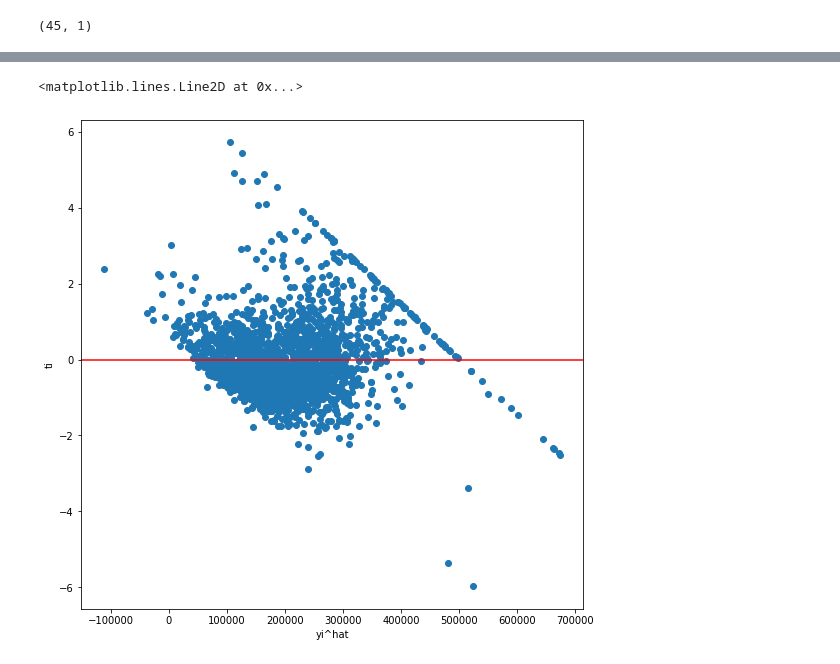
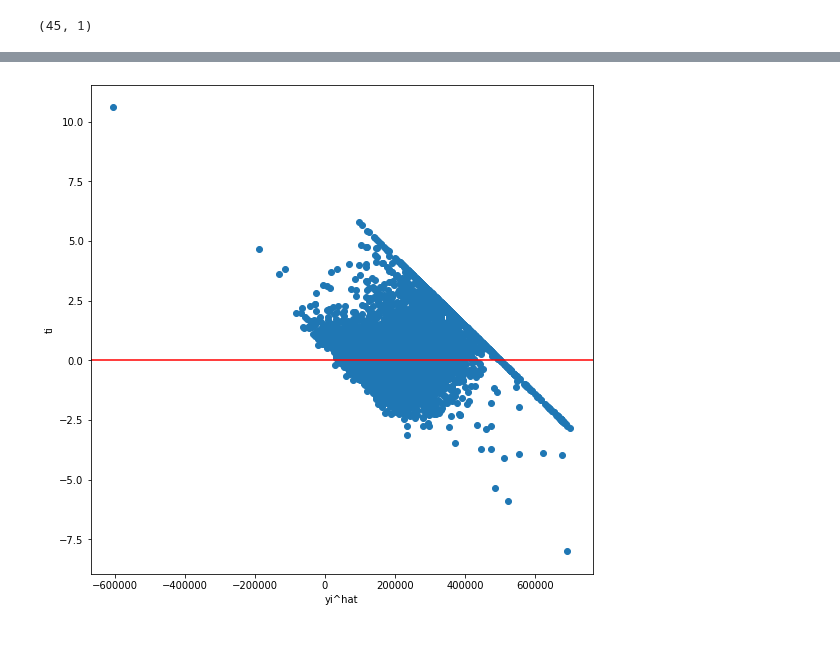
Before and after one commit to Jasminexxv/STA3010-project, a Jupyter notebook: CaliforniaHousing/STA3010_project.ipynb, the cells around one changed output, grey strips where cells are left out. Saved outputs shown, nothing was run; the diff lists cells and outputs as text; code cells hidden in the pictures.

```diff
--- a/CaliforniaHousing/STA3010_project.ipynb
+++ b/CaliforniaHousing/STA3010_project.ipynb
@@ -537,7 +711,9 @@ plt.axhline(y=0,c="red")
 # %%
-x = X_train[0:2000]
+x = X_train
+# %%
+y = np.exp(y_train)
 # %%
-x = np.hstack((np.ones(2000).reshape(2000,1),x))
+x = np.hstack((np.ones(n_train).reshape(n_train,1),x))
 # %%
 beta5 = np.linalg.inv(x.T.dot(x)).dot(x.T).dot(y)
 # %%
@@ -545,23 +721,23 @@ yhat = x.dot(beta5)
 # %%
 SSRes = np.sum((y-yhat)**2)
 # %%
-ei = (y - yhat).reshape(2000,1)
+ei = (y - yhat).reshape(n_train,1)
 H = x.dot(np.linalg.inv(x.T.dot(x))).dot(x.T)
 
 
-Hii = np.diagonal(H).reshape(2000,1)
-S2_i = ((SSRes - ei**2)/(1-Hii))/(2000-9-1)
+Hii = np.diagonal(H).reshape(n_train,1)
+S2_i = ((SSRes - ei**2)/(1-Hii))/(n_train-9-1)
 
 ti = ei/np.sqrt(S2_i*(1-Hii))
 # %%
 #plot R-student residuals
 
 plt.figure(figsize = (9,9))
 
-plt.scatter(yhat.reshape(2000,1),ti)
+plt.scatter(yhat.reshape(n_train,1),ti)
 plt.xlabel("yi^hat")
 plt.ylabel('ti')
 plt.axhline(y=0,c="red")
+plt.savefig("ols_no1.png")
 # %% [output]
-<matplotlib.lines.Line2D at 0x...>
-[figure, old version]
+[figure, new version]
```
Also changed, not shown: parts of 51 cells of this notebook, 11 other files.
